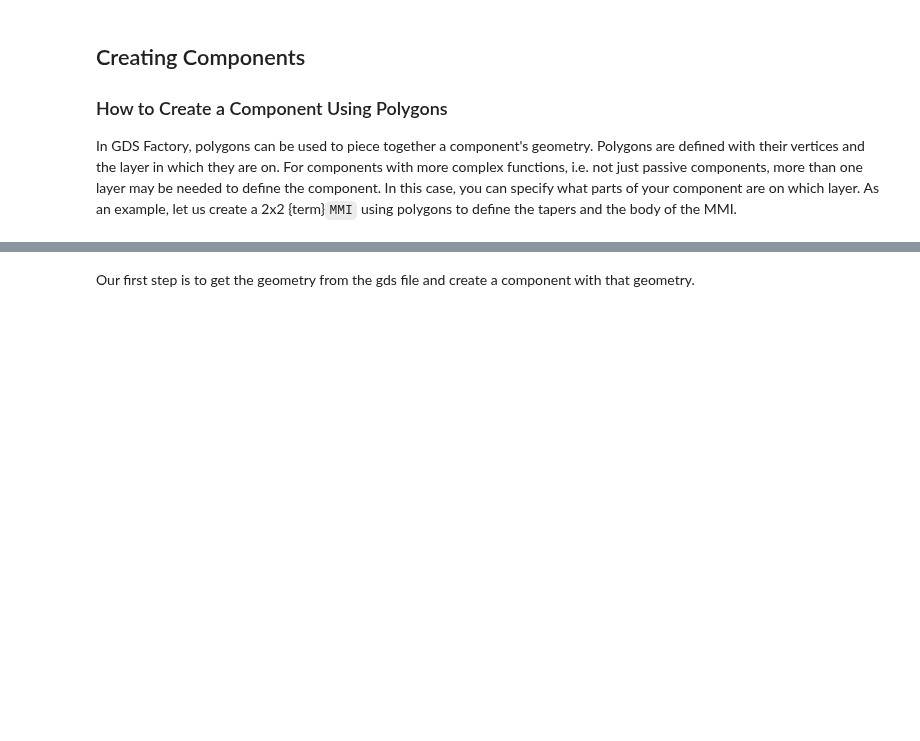
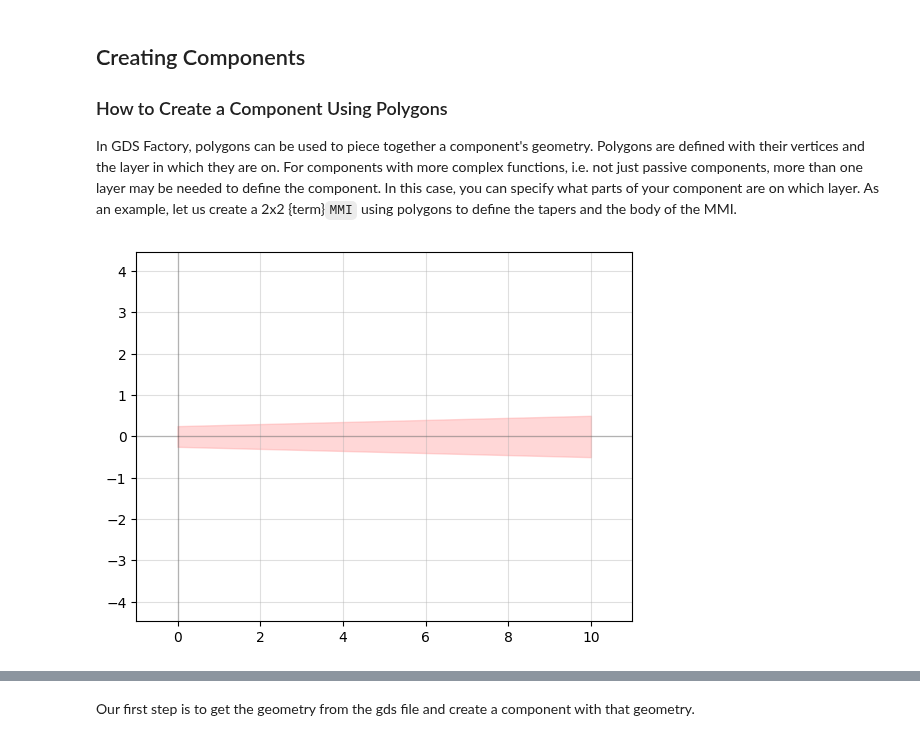
Before and after one commit to BYUCamachoLab/Photonics-Bootcamp, a Jupyter notebook: book/pages/components.ipynb, the cells around one changed output, grey strips where cells are left out. Saved outputs shown, nothing was run; the diff lists cells and outputs as text; code cells hidden in the pictures; blank space fills up the shorter version.

```diff
--- a/book/pages/components.ipynb
+++ b/book/pages/components.ipynb
@@ -22,3 +22,23 @@ You can also add labels to your component to convey information not otherwise in
 ### How to Create a Component Using Polygons
 
 In GDS Factory, polygons can be used to piece together a component's geometry. Polygons are defined with their vertices and the layer in which they are on. For components with more complex functions, i.e. not just passive components, more than one layer may be needed to define the component. In this case, you can specify what parts of your component are on which layer. As an example, let us create a 2x2 {term}`MMI` using polygons to define the tapers and the body of the MMI.
+# %%
+import gdsfactory as gf
+
+# Create a component containing a polygon for the taper
+# This will be referenced in the final component
+taper = gf.Component()
+t_length = 10
+t_input = 0.5
+t_output = 1
+t_gap = 0.125
+mmi_length = 5.5
+mmi_width = 2.5
+
+# Create taper component to be referenced
+taper.add_polygon(points=[(0,-t_input/2),(0,t_input/2),(t_length,t_output/2),(t_length,-t_output/2)], layer=1)
+
+# Now let's see what the taper look like
+taper.plot()
+# %% [output]
+[figure, added]
```
Also changed, not shown: parts of 7 cells of this notebook, 10 other files.
